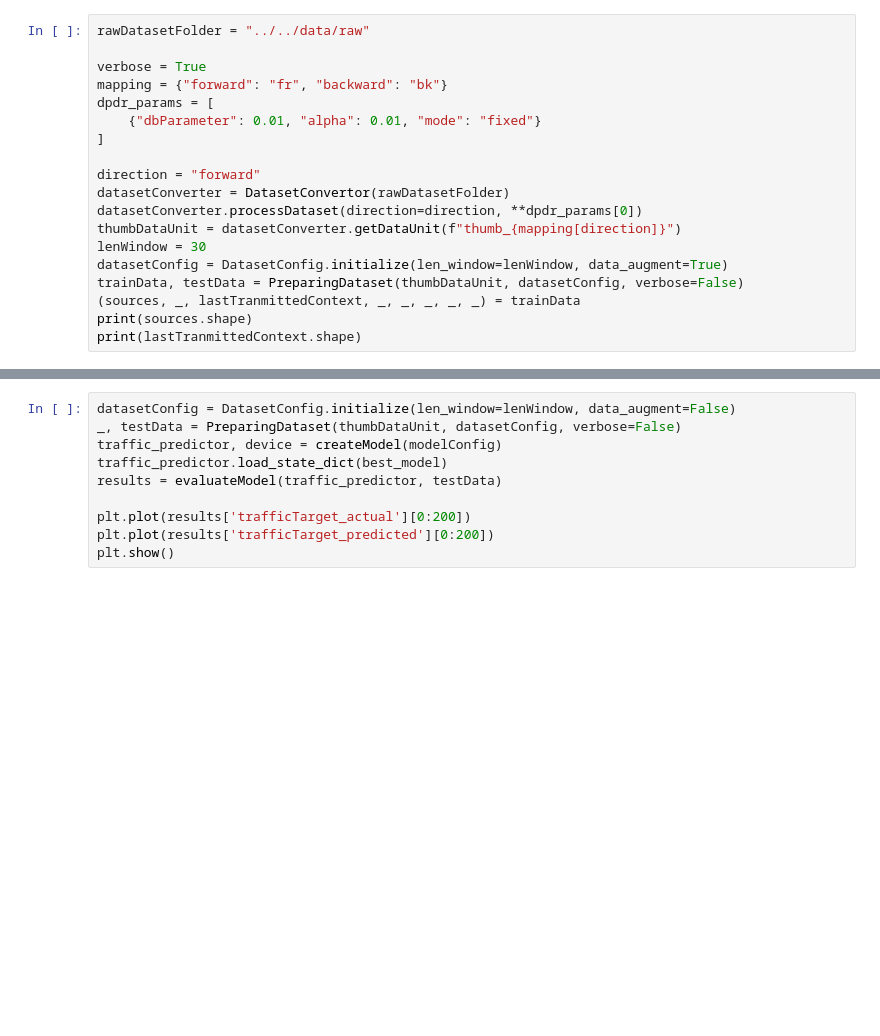
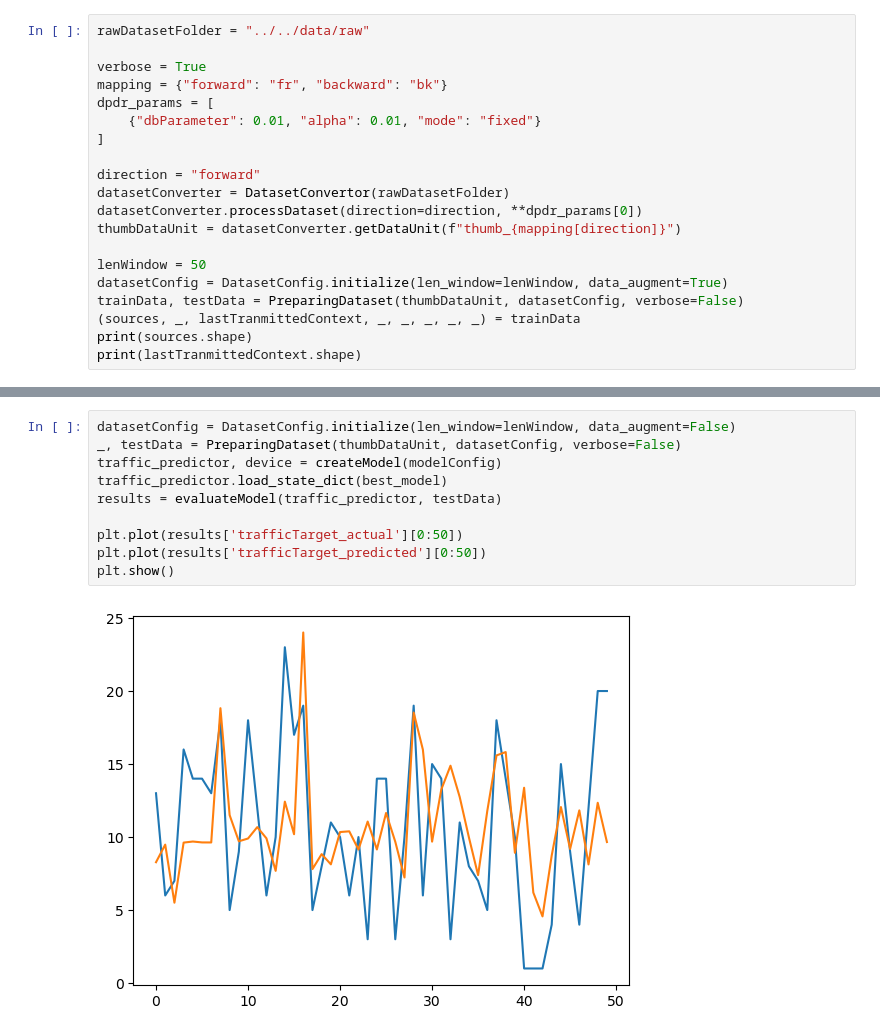
Before and after one commit to evanyeh5118/context_aware_traffic_predictor, a Jupyter notebook: experiments/notebooks/main01_train_traffic_predictor.ipynb, the cells around one changed output, grey strips where cells are left out. Cells and saved outputs as stored; diff of their text form; blank space fills up the shorter version.

```diff
--- a/experiments/notebooks/main01_train_traffic_predictor.ipynb
+++ b/experiments/notebooks/main01_train_traffic_predictor.ipynb
@@ -28,7 +27,8 @@ direction = "forward"
 datasetConverter = DatasetConvertor(rawDatasetFolder)
 datasetConverter.processDataset(direction=direction, **dpdr_params[0])
 thumbDataUnit = datasetConverter.getDataUnit(f"thumb_{mapping[direction]}")
-lenWindow = 30
+
+lenWindow = 50
 datasetConfig = DatasetConfig.initialize(len_window=lenWindow, data_augment=True)
 trainData, testData = PreparingDataset(thumbDataUnit, datasetConfig, verbose=False)
 (sources, _, lastTranmittedContext, _, _, _, _, _) = trainData
@@ -72,10 +72,12 @@ Epoch [50/50], Train Loss: 476.3282, Validation Loss: 465.1117, Validation Loss
 # %%
 datasetConfig = DatasetConfig.initialize(len_window=lenWindow, data_augment=False)
 _, testData = PreparingDataset(thumbDataUnit, datasetConfig, verbose=False)
 traffic_predictor, device = createModel(modelConfig)
 traffic_predictor.load_state_dict(best_model)
 results = evaluateModel(traffic_predictor, testData)
 
-plt.plot(results['trafficTarget_actual'][0:200])
-plt.plot(results['trafficTarget_predicted'][0:200])
+plt.plot(results['trafficTarget_actual'][0:50])
+plt.plot(results['trafficTarget_predicted'][0:50])
 plt.show()
+# %% [output]
+[figure, added]
```
Also changed, not shown: parts of 3 cells of this notebook, 3 other files.
